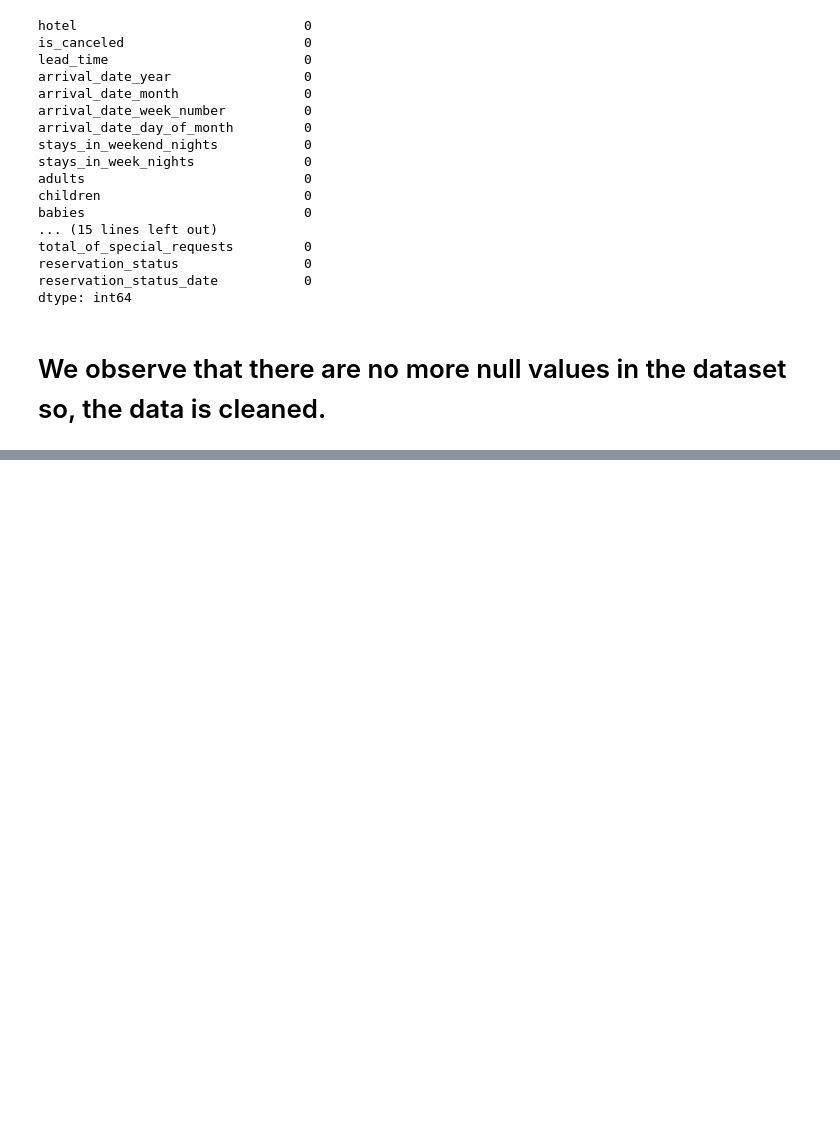
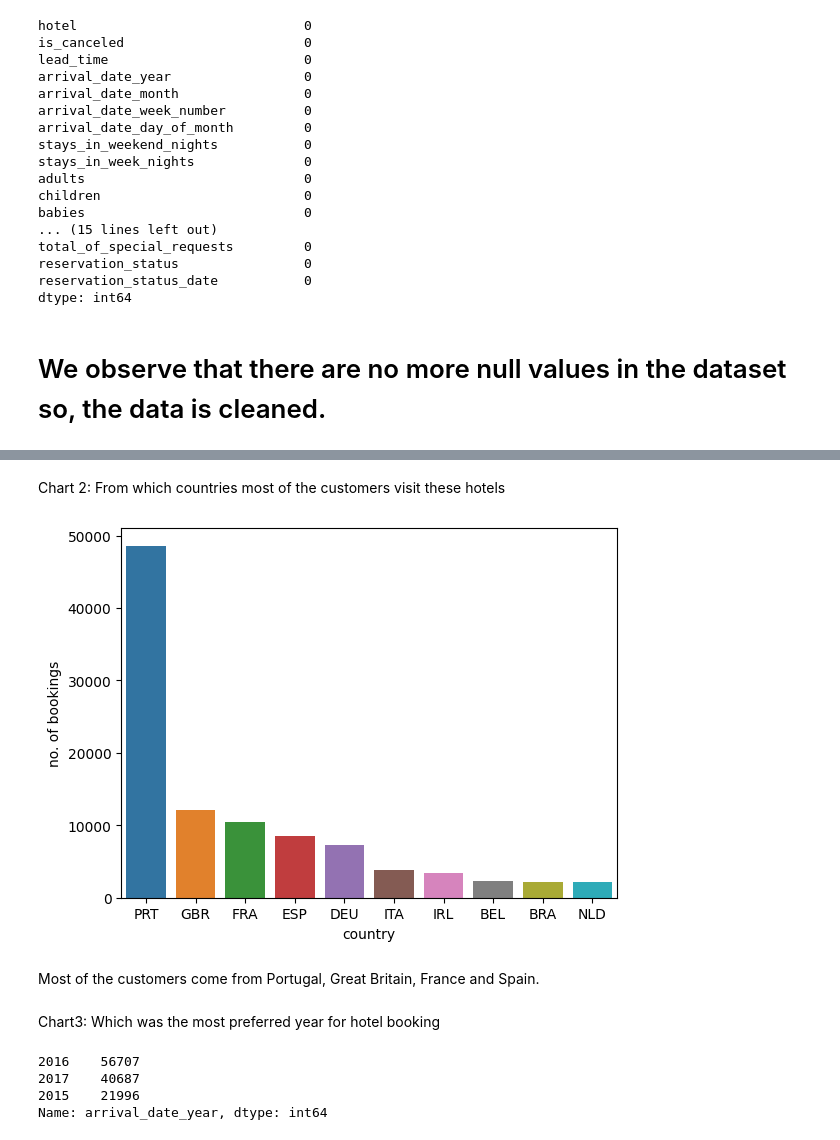
Before and after one commit to ShwetaBawankule/CAPSTONE-EDA-Hotel-Booking-Analysis, a Jupyter notebook: EDA_Hotel_booking_analysis.ipynb, the cells around one changed output, grey strips where cells are left out. Saved outputs shown, nothing was run; the diff lists cells and outputs as text; code cells hidden in the pictures; blank space fills up the shorter version.

```diff
--- a/EDA_Hotel_booking_analysis.ipynb
+++ b/EDA_Hotel_booking_analysis.ipynb
@@ -213,0 +263,25 @@ dtype: int64
+# %% [markdown]
+Chart 2: From which countries most of the customers visit these hotels
+# %%
+grp_by_country=new_hotel_df.groupby('country')
+d2 = pd.DataFrame(grp_by_country.size()).rename(columns = {0:'no. of bookings'}).sort_values('no. of bookings', ascending = False)
+d2 = d2[:10]
+sns.barplot(x = d2.index, y = d2['no. of bookings'])
+plt.show()
+# %% [output]
+[figure, added]
+# %% [markdown]
+Most of the customers come from Portugal, Great Britain, France and Spain.
+# %% [markdown]
+Chart3: Which was the most preferred year for hotel booking
+# %%
+#Code for most preffered year by the customer for hotel booking.
+most_preffered_year=new_hotel_df['arrival_date_year'].value_counts()
+most_preffered_year
+
+# We can see number of bookings which took place in the following years 2015,2016,2017
+# %% [output]
+2016    56707
+2017    40687
+2015    21996
+Name: arrival_date_year, dtype: int64
```
Also changed, not shown: parts of 18 cells of this notebook.
